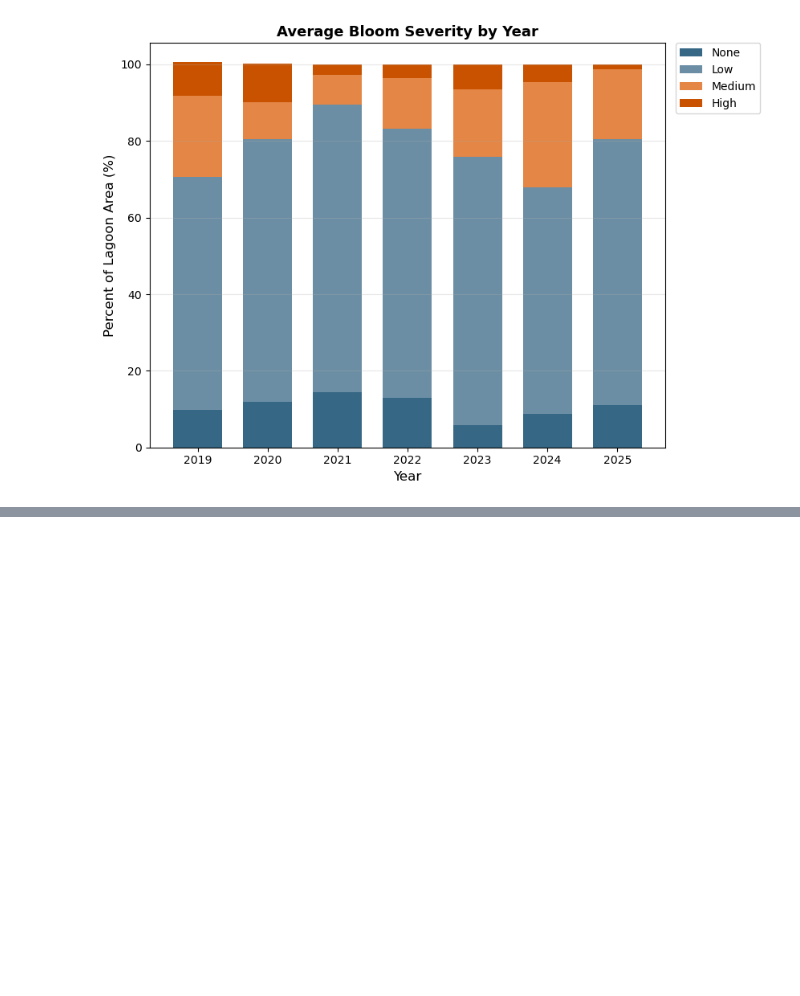
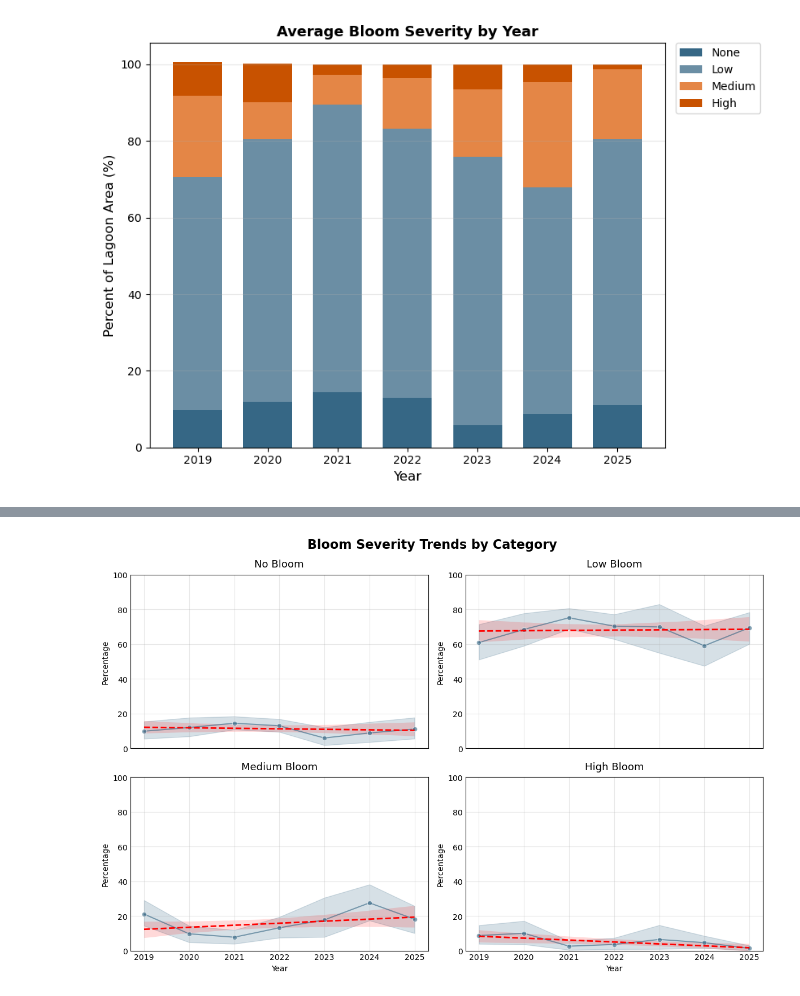
Before and after one commit to jlzamary/WCS-Lagoon-Analysis, a Jupyter notebook: Notebooks/Current/krusenstern_analysis_sp26.ipynb, the cells around one changed output, grey strips where cells are left out. Cells and saved outputs as stored; diff of their text form; code cells hidden in the pictures; blank space fills up the shorter version.

```diff
--- a/Notebooks/Current/krusenstern_analysis_sp26.ipynb
+++ b/Notebooks/Current/krusenstern_analysis_sp26.ipynb
@@ -909,0 +1025,51 @@ plt.show()
+# %%
+
+fig, axes = plt.subplots(2, 2, figsize=(12, 8), sharex=True)
+
+categories = ['none_pct', 'low_pct', 'medium_pct', 'high_pct']
+titles = [
+    'No Bloom',
+    'Low Bloom',
+    'Medium Bloom',
+    'High Bloom'
+]
+
+# Flatten axes for easy looping
+axes = axes.flatten()
+
+for ax, cat, title in zip(axes, categories, titles):
+    sns.lineplot(data=df, x='year', y=cat, marker='o', ax=ax, color = '#366785', alpha = 0.6)
+
+    # Trend line
+    sns.regplot(
+        data=df,
+        x=df.index,
+        y=cat,
+        scatter=False,         # don’t duplicate points
+        ax=ax,
+        color= 'red',
+        line_kws={'linestyle': '--', 'linewidth': 2}
+    )
+
+    ax.set_ylim(0,100)
+    ax.yaxis.set_major_locator(plt.MaxNLocator(nbins=5, integer=True))
+    ax.set_title(title, fontsize=13, pad=10)
+    ax.set_xlabel("Year")
+    ax.set_ylabel("Percentage")
+    ax.tick_params(length = 0)
+
+
+
+# Grid
+for ax in axes:
+    ax.grid(alpha=0.3)
+
+
+fig.suptitle("Bloom Severity Trends by Category", fontsize=16, fontweight='bold')
+
+plt.tight_layout()
+plt.show()
+
+# If we repeated this sampling process many times, 95% of those intervals would contain the true mean.
+# %% [output]
+[figure, added]
```
Also changed, not shown: parts of 8 cells of this notebook.
